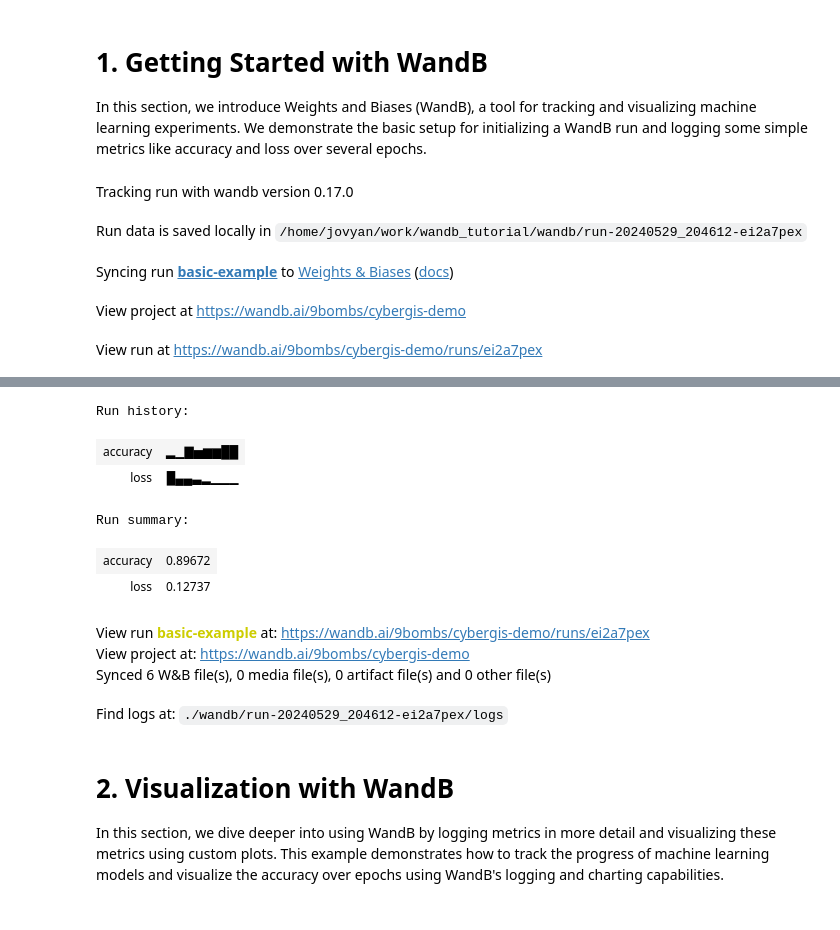
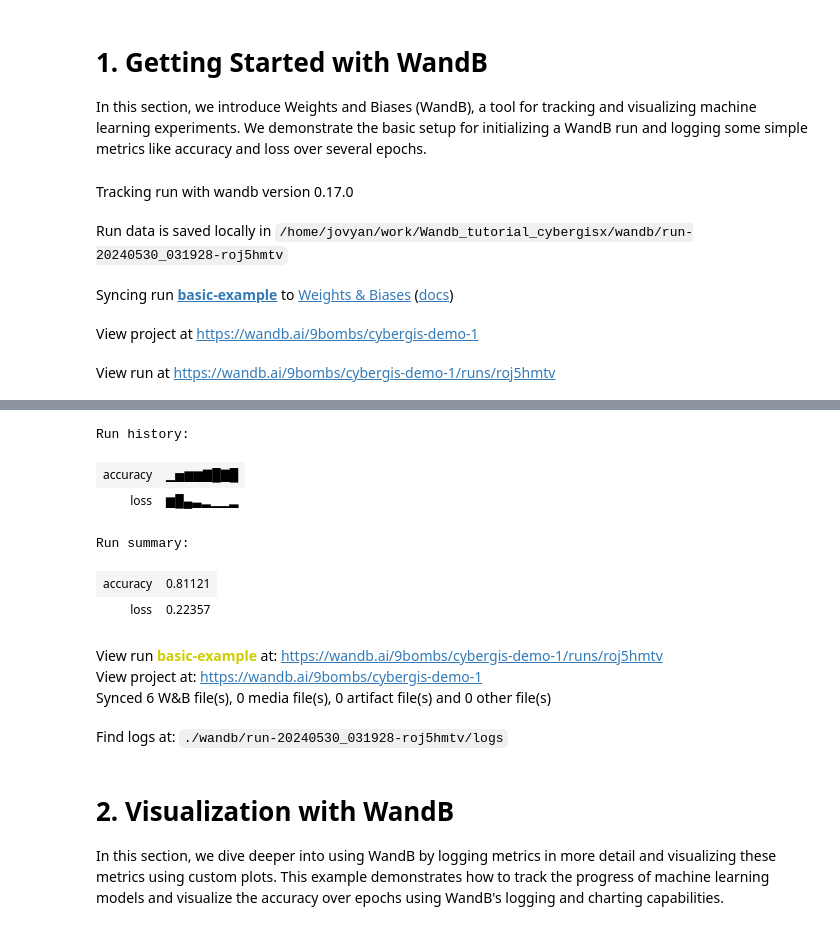
Before and after one commit to N-Jaro/Wandb_tutorial_cybergisx, a Jupyter notebook: WandB_tutorial_.ipynb, the cells around one changed output, grey strips where cells are left out. Saved outputs shown, nothing was run; the diff lists cells and outputs as text; code cells hidden in the pictures.

```diff
--- a/WandB_tutorial_.ipynb
+++ b/WandB_tutorial_.ipynb
@@ -81,14 +86,11 @@ wandb.login()
 
 In this section, we introduce Weights and Biases (WandB), a tool for tracking and visualizing machine learning experiments. We demonstrate the basic setup for initializing a WandB run and logging some simple metrics like accuracy and loss over several epochs.
 # %%
-import matplotlib.pyplot as plt
-import random
-
 epochs = 10
 lr = 0.01
 
 # Initialize a new run
-wandb.init(project='cybergis-demo',
+wandb.init(project='cybergis-demo-1',
             name='basic-example',
             # Track hyperparameters and run metadata
             config={
@@ -110,8 +112,8 @@ for epoch in range(2, epochs):
 wandb.finish()
 # %% [output]
 Tracking run with wandb version 0.17.0
-Run data is saved locally in /home/jovyan/work/wandb_tutorial/wandb/run-20240529_204612-ei2a7pex
+Run data is saved locally in /home/jovyan/work/Wandb_tutorial_cybergisx/wandb/run-20240530_031928-roj5hmtv
 Syncing run basic-example to Weights & Biases (docs)
-View project at https://wandb.ai/9bombs/cybergis-demo
+View project at https://wandb.ai/9bombs/cybergis-demo-1
-View run at https://wandb.ai/9bombs/cybergis-demo/runs/ei2a7pex
+View run at https://wandb.ai/9bombs/cybergis-demo-1/runs/roj5hmtv
 lr: 0.01
@@ -126,13 +128,13 @@ epoch=9/10: accuracy=0.8967175443097553, loss=0.12736764215785012
 Run history:
-| accuracy | ▂▁▇▅▆▆██ |
-| loss | █▄▄▃▂▁▁▁ |
+| accuracy | ▁▅▆▆▇█▇█ |
+| loss | ▆█▄▃▂▁▁▂ |
 Run summary:
-| accuracy | 0.89672 |
-| loss | 0.12737 |
+| accuracy | 0.81121 |
+| loss | 0.22357 |
-View run basic-example at: https://wandb.ai/9bombs/cybergis-demo/runs/ei2a7pex
-View project at: https://wandb.ai/9bombs/cybergis-demo
+View run basic-example at: https://wandb.ai/9bombs/cybergis-demo-1/runs/roj5hmtv
+View project at: https://wandb.ai/9bombs/cybergis-demo-1
 Synced 6 W&B file(s), 0 media file(s), 0 artifact file(s) and 0 other file(s)
-Find logs at: ./wandb/run-20240529_204612-ei2a7pex/logs
+Find logs at: ./wandb/run-20240530_031928-roj5hmtv/logs
 # %% [markdown]
 # 2. Visualization with WandB
 In this section, we dive deeper into using WandB by logging metrics in more detail and visualizing these metrics using custom plots.
```
Also changed, not shown: parts of 9 cells of this notebook.
